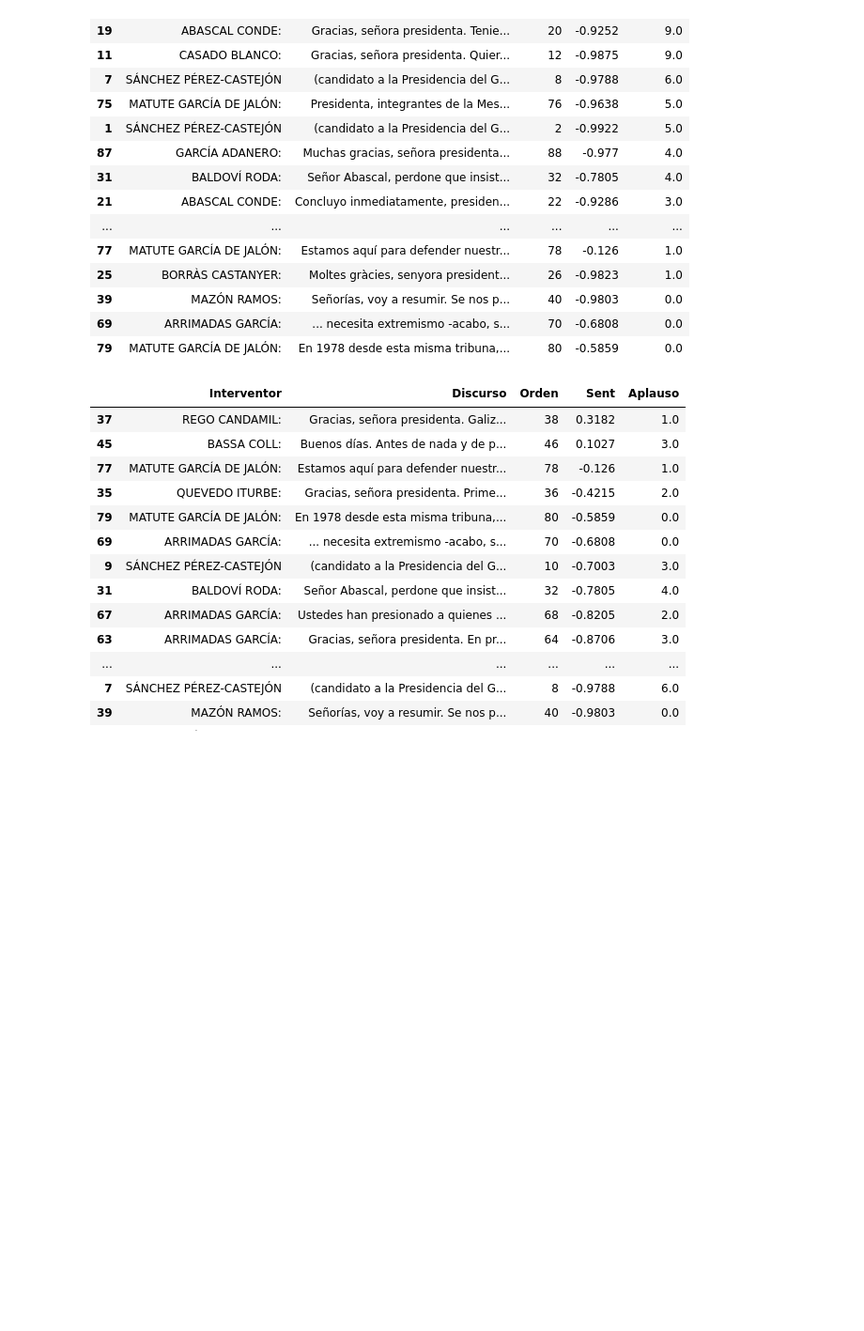
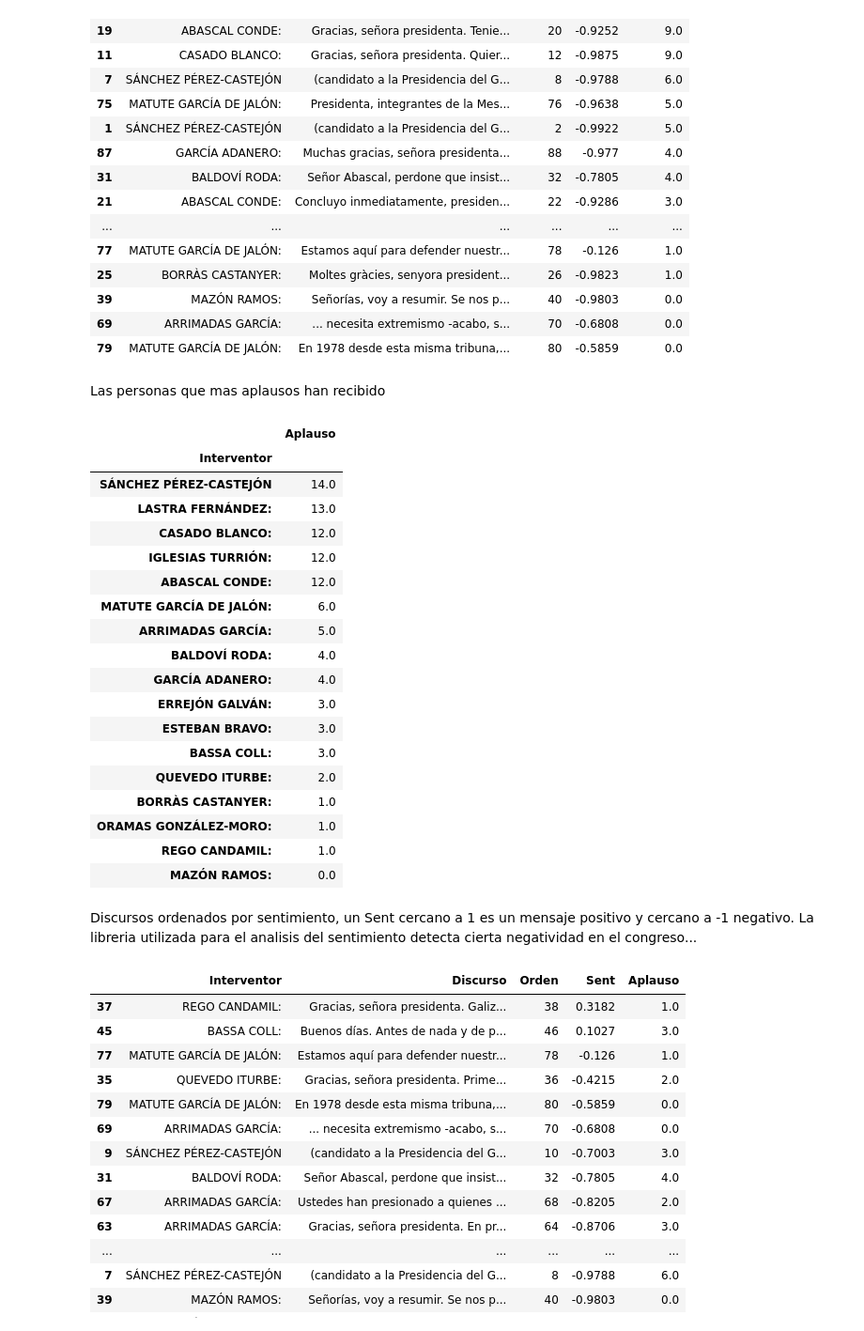
Before and after one commit to rikidas/repo, a Jupyter notebook: Analisis Congreso.ipynb, the cells around one changed output. Shown at 94% size. Drawn from its saved outputs; the diff is of its cells as text; code cells hidden in the pictures; blank space fills up the shorter version.

```diff
--- a/Analisis Congreso.ipynb
+++ b/Analisis Congreso.ipynb
@@ -236,6 +396,32 @@ data.sort_values("Aplauso",ascending=False)
 | 39 | MAZÓN RAMOS: | Señorías, voy a resumir. Se nos p... | 40 | -0.9803 | 0.0 |
 | 69 | ARRIMADAS GARCÍA: | ... necesita extremismo -acabo, s... | 70 | -0.6808 | 0.0 |
 | 79 | MATUTE GARCÍA DE JALÓN: | En 1978 desde esta misma tribuna,... | 80 | -0.5859 | 0.0 |
+# %% [markdown]
+Las personas que mas aplausos han recibido
+# %%
+data.groupby("Interventor").sum().sort_values("Aplauso",ascending = False).drop("Orden",axis = 1)
+# %% [output]
+|  | Aplauso |
+| Interventor |  |
+| SÁNCHEZ PÉREZ-CASTEJÓN | 14.0 |
+| LASTRA FERNÁNDEZ: | 13.0 |
+| CASADO BLANCO: | 12.0 |
+| IGLESIAS TURRIÓN: | 12.0 |
+| ABASCAL CONDE: | 12.0 |
+| MATUTE GARCÍA DE JALÓN: | 6.0 |
+| ARRIMADAS GARCÍA: | 5.0 |
+| BALDOVÍ RODA: | 4.0 |
+| GARCÍA ADANERO: | 4.0 |
+| ERREJÓN GALVÁN: | 3.0 |
+| ESTEBAN BRAVO: | 3.0 |
+| BASSA COLL: | 3.0 |
+| QUEVEDO ITURBE: | 2.0 |
+| BORRÀS CASTANYER: | 1.0 |
+| ORAMAS GONZÁLEZ-MORO: | 1.0 |
+| REGO CANDAMIL: | 1.0 |
+| MAZÓN RAMOS: | 0.0 |
+# %% [markdown]
+Discursos ordenados por sentimiento, un Sent cercano a 1 es un mensaje positivo y cercano a -1 negativo. La libreria utilizada para el analisis del sentimiento detecta cierta negatividad en el congreso...
 # %%
 data.sort_values("Sent",ascending=False)
 # %% [output]
```
Also changed, not shown: parts of 26 cells of this notebook, 1 other file.
